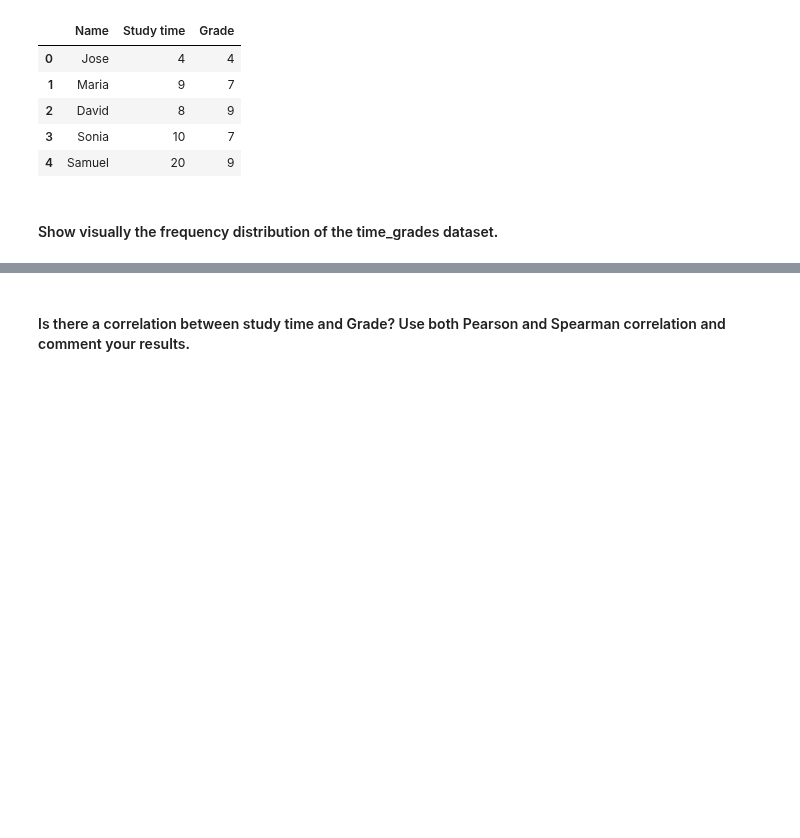
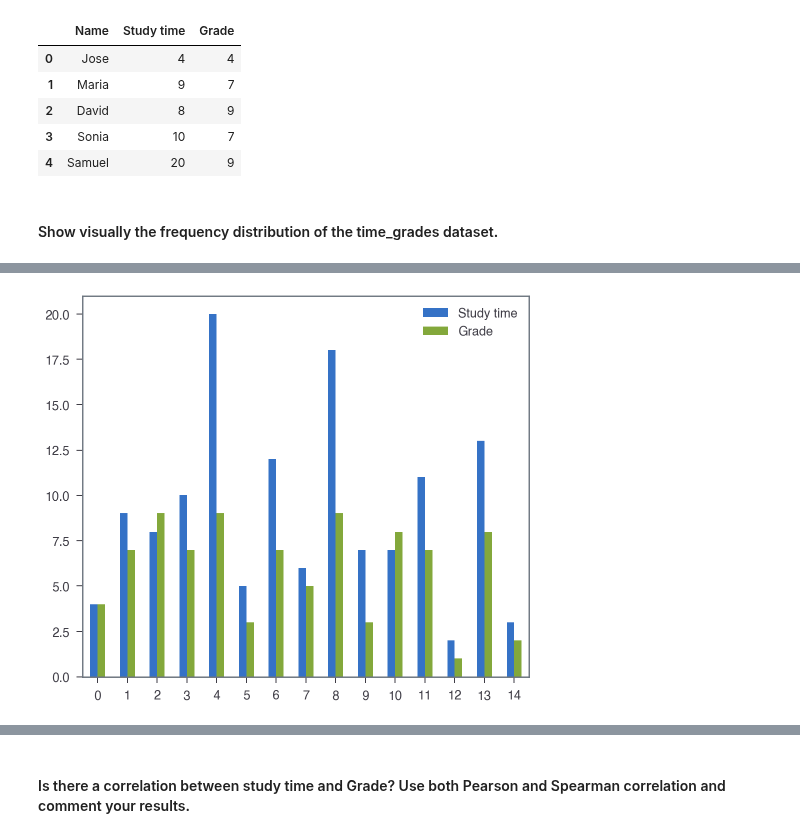
Before and after one commit to ta-data-lis/lab-pivot-table-and-correlation, a Jupyter notebook: your_code/main.ipynb, the cells around one changed output, grey strips where cells are left out. Saved outputs shown, nothing was run; the diff lists cells and outputs as text; code cells hidden in the pictures; blank space fills up the shorter version.

```diff
--- a/your_code/main.ipynb
+++ b/your_code/main.ipynb
@@ -382,0 +393,6 @@ time_grades.head()
+# %%
+# This one actually seems interesting?
+time_grades.plot(kind = 'bar', rot = 0);
+#time_grades.plot(x = 'Grade', y = 'Study time', kind = 'bar', rot = 0);
+# %% [output]
+[figure, added]
```
Also changed, not shown: parts of 11 cells of this notebook.
